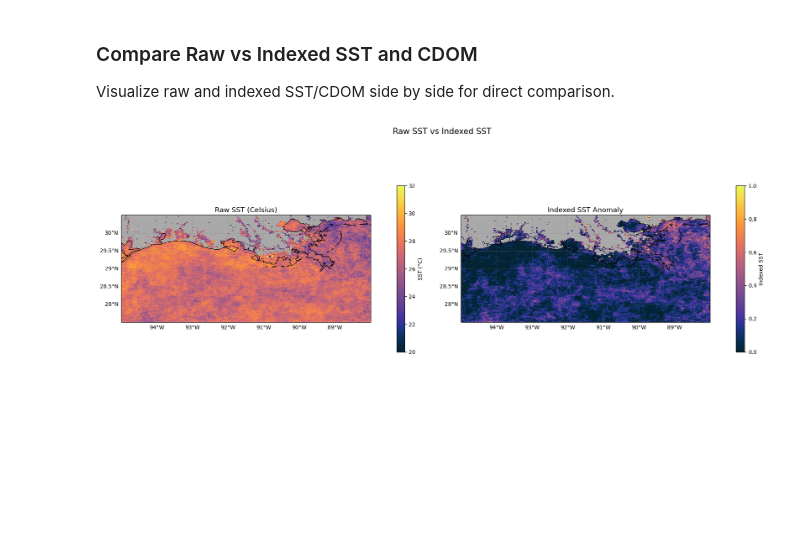
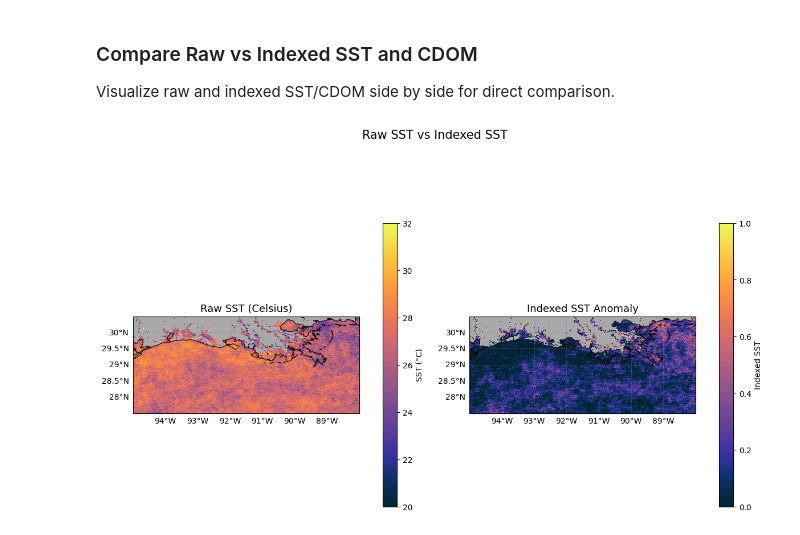
Before and after one commit to makaip/nasa-murep-local, a Jupyter notebook: cdom_sst/test_cdomsst.ipynb, the cells around one changed output. Saved outputs shown, nothing was run; the diff lists cells and outputs as text; code cells hidden in the pictures; blank space fills up the shorter version.

```diff
--- a/cdom_sst/test_cdomsst.ipynb
+++ b/cdom_sst/test_cdomsst.ipynb
@@ -583,7 +577,7 @@ Total grid area: 227069.54 km²
 Visualize raw and indexed SST/CDOM side by side for direct comparison.
 # %%
 # --- Raw SST vs Indexed SST ---
-fig, axes = plt.subplots(1, 2, figsize=(18, 7), subplot_kw={'projection': ccrs.PlateCarree()})
+fig, axes = plt.subplots(1, 2, figsize=(12,8), subplot_kw={'projection': ccrs.PlateCarree()})
 
 # Raw SST
 ax1 = axes[0]
@@ -594,33 +588,33 @@ p1 = ax1.pcolormesh(lon_edges_grid, lat_edges_grid, binned_sst_interpolated,
                     vmin=sst_vmin, vmax=sst_vmax, transform=ccrs.PlateCarree())
 ax1.add_feature(cfeature.COASTLINE, linewidth=0.8, edgecolor='black', zorder=3)
 ax1.add_feature(cfeature.LAND, facecolor='darkgray', zorder=0)
 ax1.add_feature(cfeature.BORDERS, linestyle=':', edgecolor='dimgray', zorder=2)
 gl1 = ax1.gridlines(crs=ccrs.PlateCarree(), draw_labels=True, linewidth=0.5, color='gray', alpha=0.5, linestyle='--')
 gl1.top_labels = False
 gl1.right_labels = False
 fig.colorbar(p1, ax=ax1, label='SST (°C)', shrink=0.7, pad=0.08)
 ax1.set_title('Raw SST (Celsius)', fontsize=13)
 
 # Indexed SST
 ax2 = axes[1]
 ax2.set_extent([lon_edges_grid[0], lon_edges_grid[-1], lat_edges_grid[0], lat_edges_grid[-1]], crs=ccrs.PlateCarree())
 sst_idx_vmin, sst_idx_vmax = 0, 1
 p2 = ax2.pcolormesh(lon_edges_grid, lat_edges_grid, sst_indexed,
                     cmap=cmocean.cm.thermal, shading='auto',
                     vmin=sst_idx_vmin, vmax=sst_idx_vmax, transform=ccrs.PlateCarree())
 ax2.add_feature(cfeature.COASTLINE, linewidth=0.8, edgecolor='black', zorder=3)
 ax2.add_feature(cfeature.LAND, facecolor='darkgray', zorder=0)
 ax2.add_feature(cfeature.BORDERS, linestyle=':', edgecolor='dimgray', zorder=2)
 gl2 = ax2.gridlines(crs=ccrs.PlateCarree(), draw_labels=True, linewidth=0.5, color='gray', alpha=0.5, linestyle='--')
 gl2.top_labels = False
 gl2.right_labels = False
 fig.colorbar(p2, ax=ax2, label='Indexed SST', shrink=0.7, pad=0.08)
 ax2.set_title('Indexed SST Anomaly', fontsize=13)
 
 plt.suptitle('Raw SST vs Indexed SST', fontsize=15)
 plt.tight_layout(rect=[0, 0, 1, 0.97])
 plt.show()
 # %% [output]
-[figure, old version]
+[figure, new version]
 # %%
 # --- Raw CDOM vs Indexed CDOM ---
```
Also changed, not shown: parts of 6 cells of this notebook, 15 other files.
